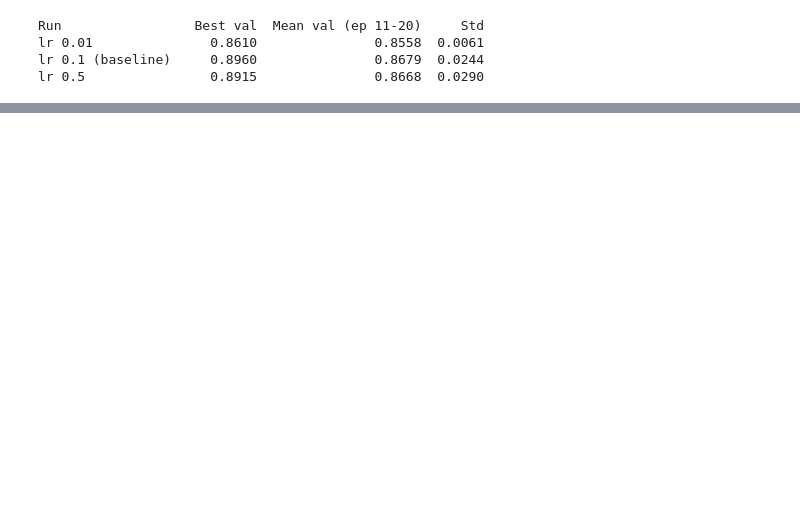
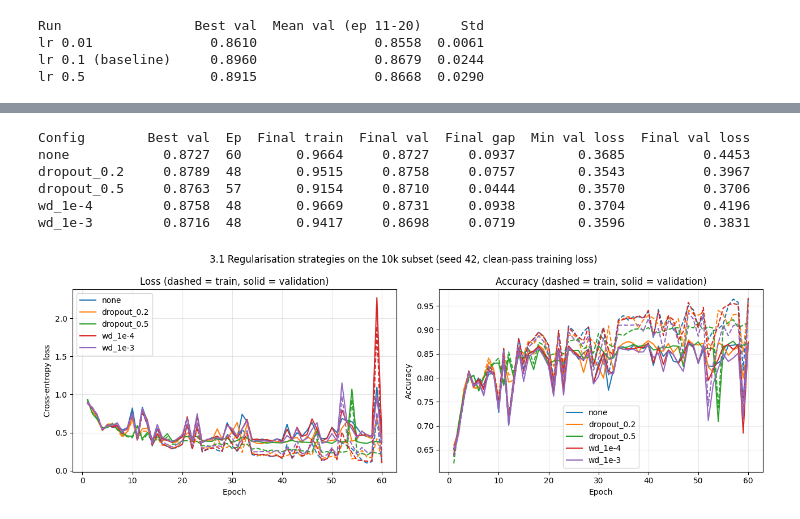
Before and after one commit to butthamza20/ECS708U-P-Fashion-MNIST-Coursework, a Jupyter notebook: ECS708U_P_Fashion_MNIST_Coursework.ipynb, the cells around one changed output, grey strips where cells are left out. Cells and saved outputs as stored; diff of their text form; code cells hidden in the pictures; blank space fills up the shorter version.

```diff
--- a/ECS708U_P_Fashion_MNIST_Coursework.ipynb
+++ b/ECS708U_P_Fashion_MNIST_Coursework.ipynb
@@ -1509,0 +1631,14 @@ lr 0.5                0.8915               0.8668  0.0290
+# %%
+explore_configs = [
+    # name,          dropout, weight decay
+    ("none",         0.0,     0.0),
+    ("dropout_0.2",  0.2,     0.0),
+    ("dropout_0.5",  0.5,     0.0),
+    ("wd_1e-4",      0.0,     1e-4),
+    ("wd_1e-3",      0.0,     1e-3),
+]
+
+explore = {}   # name -> (history, summary)
+for name, dropout, wd in explore_configs:
+    _, hist, summ = train_reg(f"{name}_s{SEED}", dropout=dropout, weight_decay=wd, seed=SEED)
+    explore[name] = (hist, summ)
@@ -1509,0 +1663,17 @@ lr 0.5                0.8915               0.8668  0.0290
+# %%
+print(f"{'Config':<12} {'Best val':>9} {'Ep':>3} {'Final train':>12} {'Final val':>10} {'Final gap':>10} "
+      f"{'Min val loss':>13} {'Final val loss':>15}")
+for name, (h, s) in explore.items():
+    print(f"{name:<12} {s['best_val_acc']:>9.4f} {s['best_epoch']:>3} {s['final_train_acc']:>12.4f} "
+          f"{s['final_val_acc']:>10.4f} {s['final_gap']:>10.4f} {s['min_val_loss']:>13.4f} {s['final_val_loss']:>15.4f}")
+
+plot_curves({name: h for name, (h, s) in explore.items()},
+            "3.1 Regularisation strategies on the 10k subset (seed 42, clean-pass training loss)")
+# %% [output]
+Config        Best val  Ep  Final train  Final val  Final gap  Min val loss  Final val loss
+none            0.8727  60       0.9664     0.8727     0.0937        0.3685          0.4453
+dropout_0.2     0.8789  48       0.9515     0.8758     0.0757        0.3543          0.3967
+dropout_0.5     0.8763  57       0.9154     0.8710     0.0444        0.3570          0.3706
+wd_1e-4         0.8758  48       0.9669     0.8731     0.0938        0.3704          0.4196
+wd_1e-3         0.8716  48       0.9417     0.8698     0.0719        0.3596          0.3831
+[figure, added]
```
Also changed, not shown: parts of 23 cells of this notebook.
